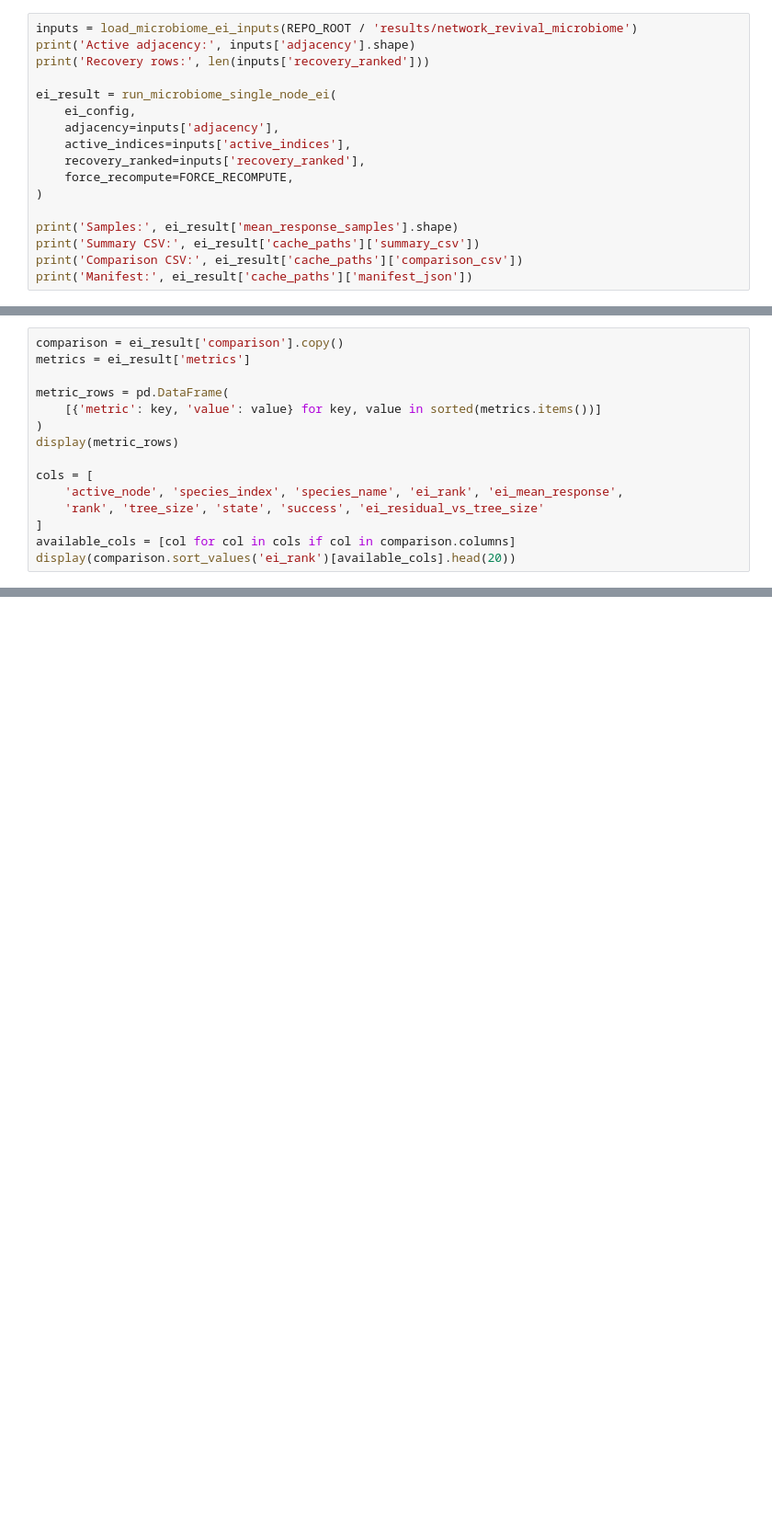
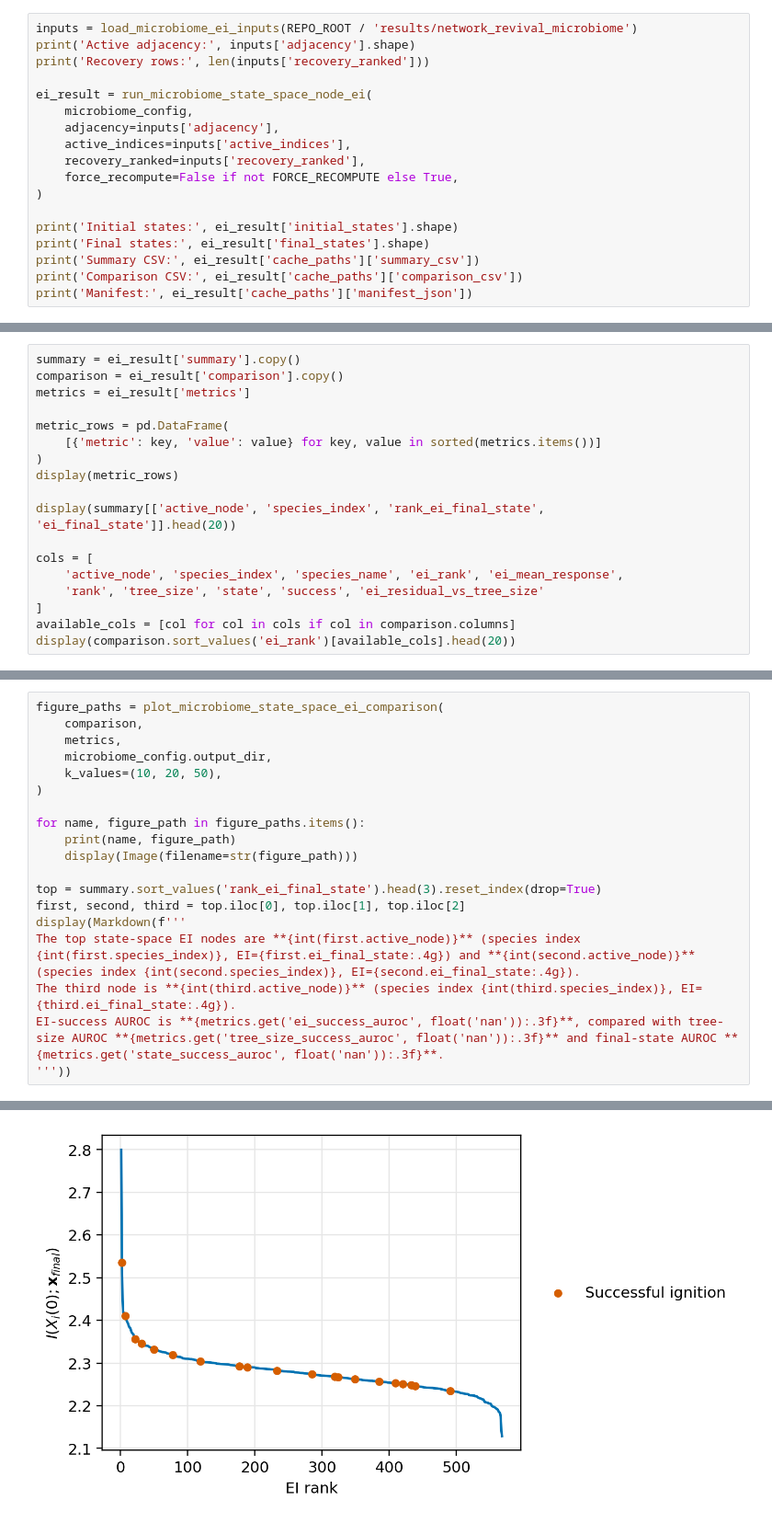
Before and after one commit to Matthew-ymz/EISyn, a Jupyter notebook: exp/network_revival/notebook_microbiome_ei.ipynb, the cells around one changed output, grey strips where cells are left out. Shown at 92% size. Drawn from its saved outputs; the diff is of its cells as text; blank space fills up the shorter version.

```diff
--- a/exp/network_revival/notebook_microbiome_ei.ipynb
+++ b/exp/network_revival/notebook_microbiome_ei.ipynb
@@ -80,15 +75,16 @@ inputs = load_microbiome_ei_inputs(REPO_ROOT / 'results/network_revival_microbio
 print('Active adjacency:', inputs['adjacency'].shape)
 print('Recovery rows:', len(inputs['recovery_ranked']))
 
-ei_result = run_microbiome_single_node_ei(
-    ei_config,
+ei_result = run_microbiome_state_space_node_ei(
+    microbiome_config,
     adjacency=inputs['adjacency'],
     active_indices=inputs['active_indices'],
     recovery_ranked=inputs['recovery_ranked'],
-    force_recompute=FORCE_RECOMPUTE,
+    force_recompute=False if not FORCE_RECOMPUTE else True,
 )
 
-print('Samples:', ei_result['mean_response_samples'].shape)
+print('Initial states:', ei_result['initial_states'].shape)
+print('Final states:', ei_result['final_states'].shape)
 print('Summary CSV:', ei_result['cache_paths']['summary_csv'])
 print('Comparison CSV:', ei_result['cache_paths']['comparison_csv'])
 print('Manifest:', ei_result['cache_paths']['manifest_json'])
@@ -99,4 +100,5 @@ We compare EI against the paper recovery ranking using rank correlations, succes
 # %%
+summary = ei_result['summary'].copy()
 comparison = ei_result['comparison'].copy()
 metrics = ei_result['metrics']
 
@@ -105,6 +107,8 @@ metric_rows = pd.DataFrame(
 )
 display(metric_rows)
 
+display(summary[['active_node', 'species_index', 'rank_ei_final_state', 'ei_final_state']].head(20))
+
 cols = [
     'active_node', 'species_index', 'species_name', 'ei_rank', 'ei_mean_response',
     'rank', 'tree_size', 'state', 'success', 'ei_residual_vs_tree_size'
@@ -136,0 +174,20 @@ Use these outputs to decide whether EI reveals ignition success better than the
+# %%
+figure_paths = plot_microbiome_state_space_ei_comparison(
+    comparison,
+    metrics,
+    microbiome_config.output_dir,
+    k_values=(10, 20, 50),
+)
+
+for name, figure_path in figure_paths.items():
+    print(name, figure_path)
+    display(Image(filename=str(figure_path)))
+
+top = summary.sort_values('rank_ei_final_state').head(3).reset_index(drop=True)
+first, second, third = top.iloc[0], top.iloc[1], top.iloc[2]
+display(Markdown(f'''
+The top state-space EI nodes are **{int(first.active_node)}** (species index {int(first.species_index)}, EI={first.ei_final_state:.4g}) and **{int(second.active_node)}** (species index {int(second.species_index)}, EI={second.ei_final_state:.4g}).
+The third node is **{int(third.active_node)}** (species index {int(third.species_index)}, EI={third.ei_final_state:.4g}).
+EI-success AUROC is **{metrics.get('ei_success_auroc', float('nan')):.3f}**, compared with tree-size AUROC **{metrics.get('tree_size_success_auroc', float('nan')):.3f}** and final-state AUROC **{metrics.get('state_success_auroc', float('nan')):.3f}**.
+'''))
+# %% [output]
@@ -136,0 +195 @@ Use these outputs to decide whether EI reveals ignition success better than the
+[figure, added]
```
Also changed, not shown: parts of 23 cells of this notebook, 47 other files.
